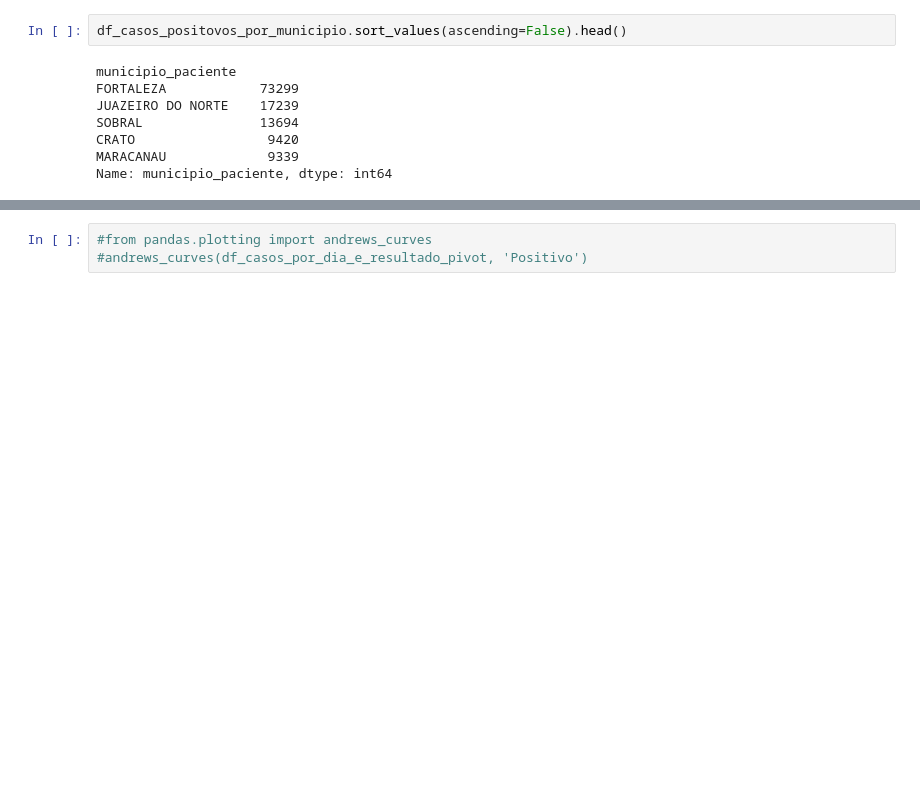
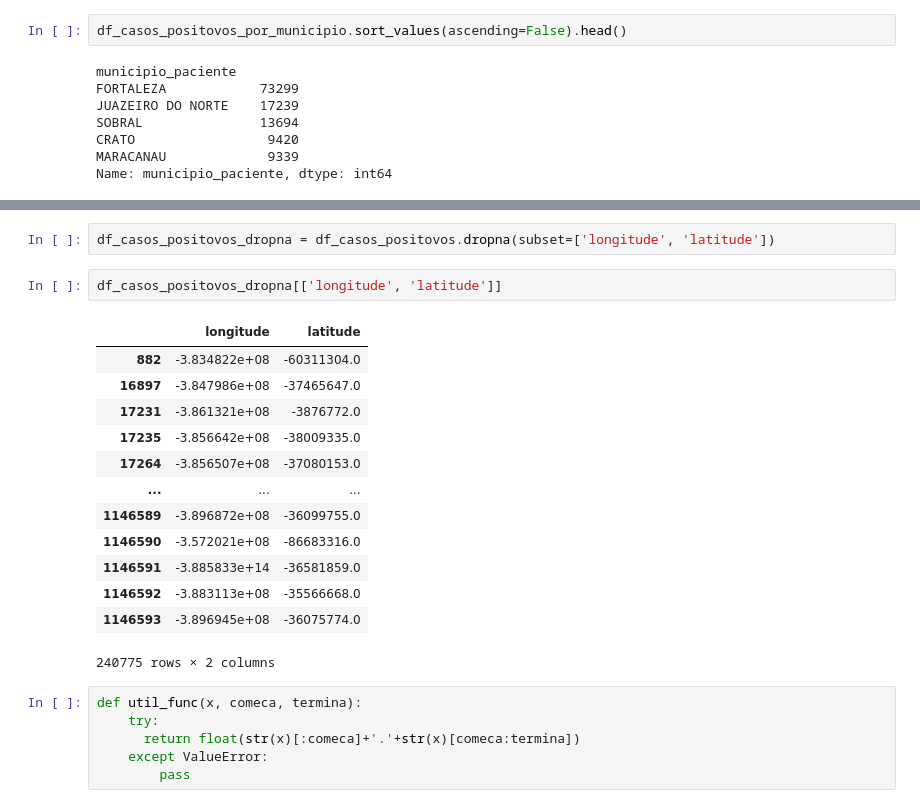
Before and after one commit to luan-prates/bootcamp-ds-aplicada-alura-2021, a Jupyter notebook: Projeto_M1.ipynb, the cells around one changed output, grey strips where cells are left out. Saved outputs shown, nothing was run; the diff lists cells and outputs as text; blank space fills up the shorter version.

```diff
--- a/Projeto_M1.ipynb
+++ b/Projeto_M1.ipynb
@@ -118,3 +148,24 @@ NoSuchDisplayException: ignored
-# %%
-#from pandas.plotting import andrews_curves
-#andrews_curves(df_casos_por_dia_e_resultado_pivot, 'Positivo')
+# %%
+df_casos_positovos_dropna = df_casos_positovos.dropna(subset=['longitude', 'latitude'])
+# %%
+df_casos_positovos_dropna[['longitude', 'latitude']]
+# %% [output]
+|  | longitude | latitude |
+| 882 | -3.834822e+08 | -60311304.0 |
+| 16897 | -3.847986e+08 | -37465647.0 |
+| 17231 | -3.861321e+08 | -3876772.0 |
+| 17235 | -3.856642e+08 | -38009335.0 |
+| 17264 | -3.856507e+08 | -37080153.0 |
+| ... | ... | ... |
+| 1146589 | -3.896872e+08 | -36099755.0 |
+| 1146590 | -3.572021e+08 | -86683316.0 |
+| 1146591 | -3.885833e+14 | -36581859.0 |
+| 1146592 | -3.883113e+08 | -35566668.0 |
+| 1146593 | -3.896945e+08 | -36075774.0 |
+240775 rows × 2 columns
+# %%
+def util_func(x, comeca, termina):
+    try:
+      return float(str(x)[:comeca]+'.'+str(x)[comeca:termina])
+    except ValueError:
+        pass
```
Also changed, not shown: parts of 28 cells of this notebook.
